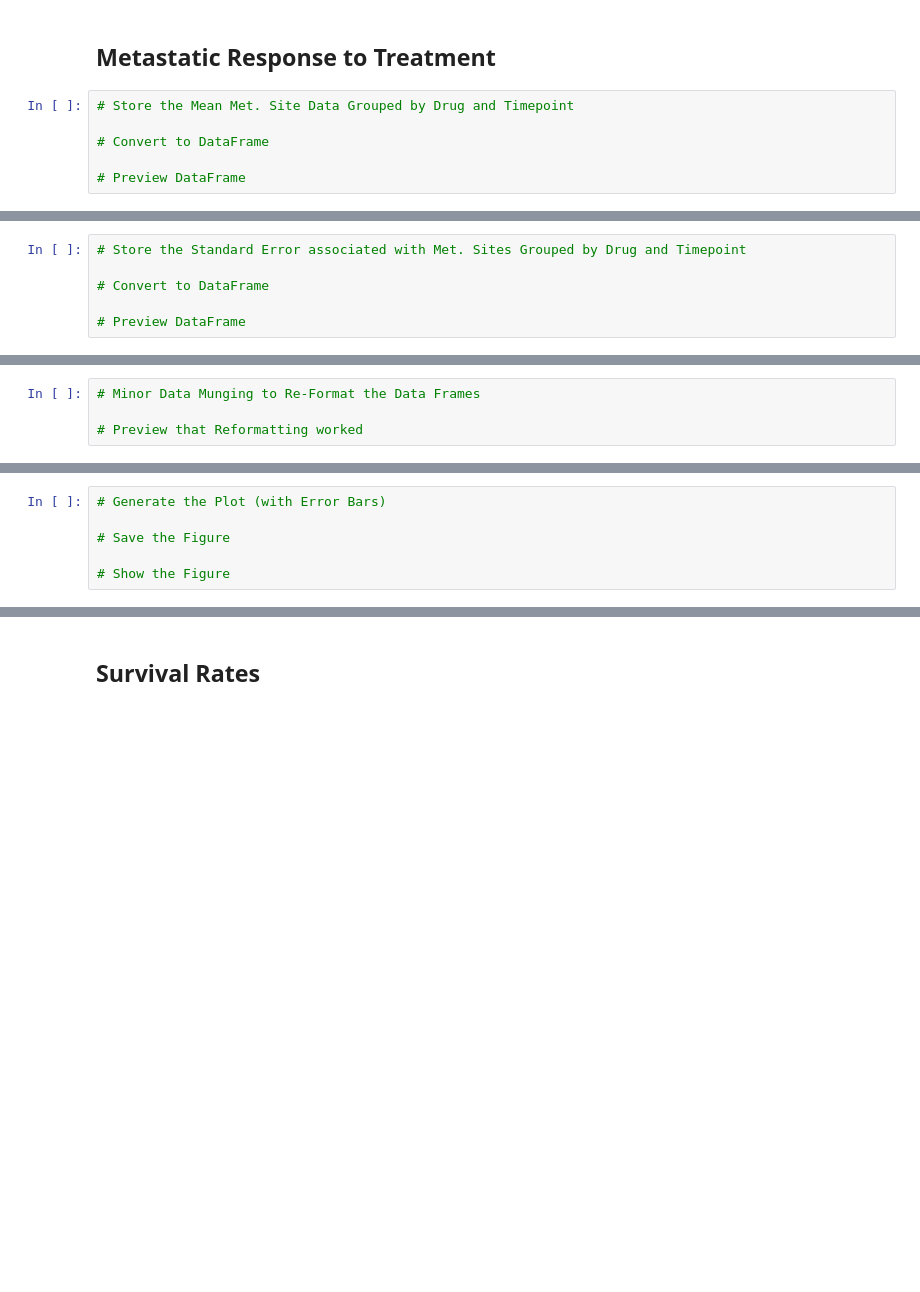
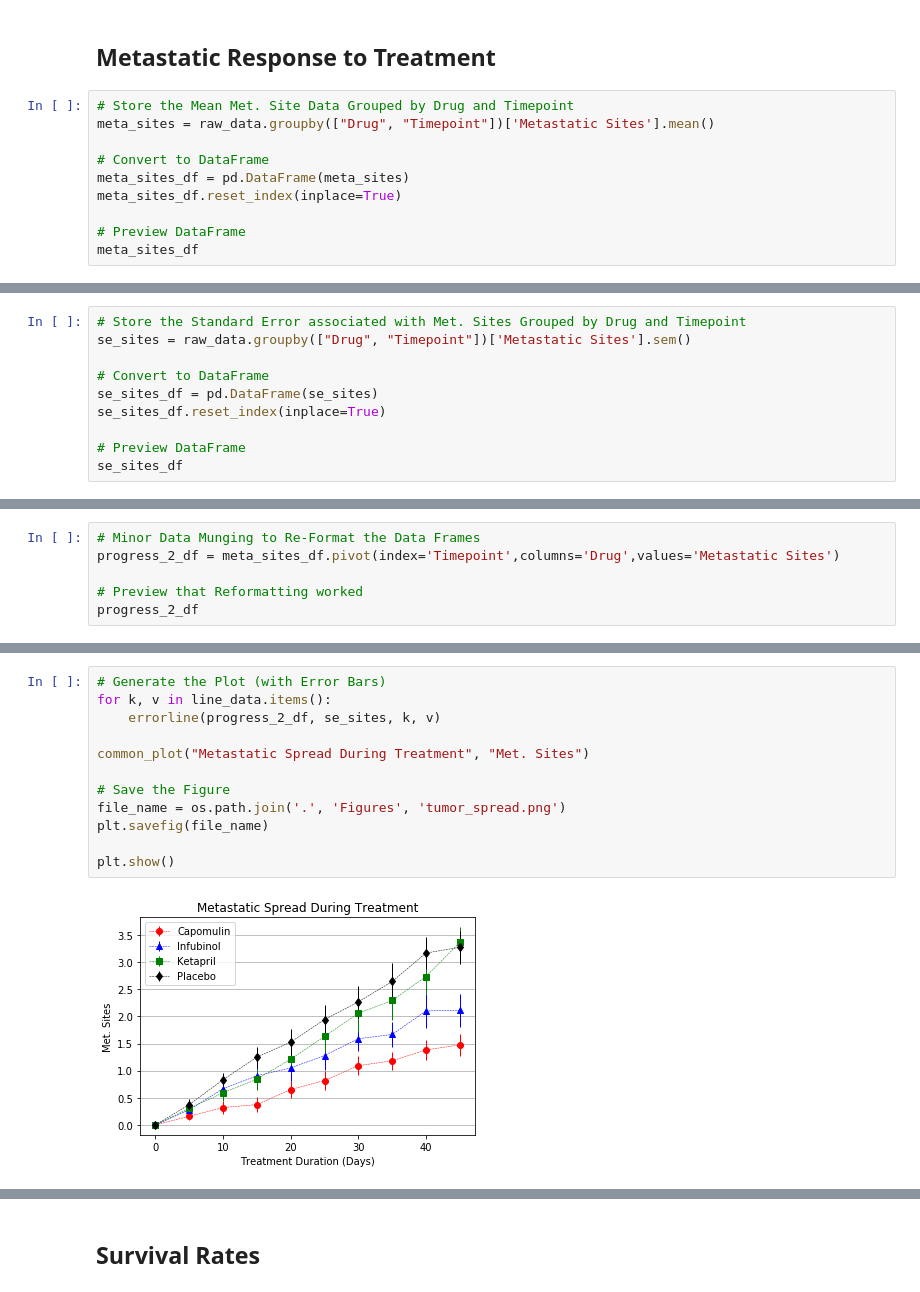
Before and after one commit to Jhyrryl/homework, a Jupyter notebook: matplotlib-challenge/Pymaceuticals/Pymaceuticals.ipynb, the cells around one changed output, grey strips where cells are left out. Drawn from its saved outputs; the diff is of its cells as text; blank space fills up the shorter version.

```diff
--- a/matplotlib-challenge/Pymaceuticals/Pymaceuticals.ipynb
+++ b/matplotlib-challenge/Pymaceuticals/Pymaceuticals.ipynb
@@ -137,7 +146,11 @@ plt.show()
 ## Metastatic Response to Treatment
 # %%
 # Store the Mean Met. Site Data Grouped by Drug and Timepoint
+meta_sites = raw_data.groupby(["Drug", "Timepoint"])['Metastatic Sites'].mean()
 
 # Convert to DataFrame
+meta_sites_df = pd.DataFrame(meta_sites)
+meta_sites_df.reset_index(inplace=True)
 
 # Preview DataFrame
+meta_sites_df
@@ -153,6 +171,10 @@ plt.show()
 # %%
 # Store the Standard Error associated with Met. Sites Grouped by Drug and Timepoint
+se_sites = raw_data.groupby(["Drug", "Timepoint"])['Metastatic Sites'].sem()
 
 # Convert to DataFrame
+se_sites_df = pd.DataFrame(se_sites)
+se_sites_df.reset_index(inplace=True)
 
 # Preview DataFrame
+se_sites_df
@@ -168,4 +195,6 @@ plt.show()
 # %%
 # Minor Data Munging to Re-Format the Data Frames
+progress_2_df = meta_sites_df.pivot(index='Timepoint',columns='Drug',values='Metastatic Sites')
 
 # Preview that Reformatting worked
+progress_2_df
@@ -181,9 +214,17 @@ plt.show()
-# %%
-# Generate the Plot (with Error Bars)
-
-# Save the Figure
-
-# Show the Figure
+# %%
+# Generate the Plot (with Error Bars)
+for k, v in line_data.items():
+    errorline(progress_2_df, se_sites, k, v)
+
+common_plot("Metastatic Spread During Treatment", "Met. Sites")
+
+# Save the Figure
+file_name = os.path.join('.', 'Figures', 'tumor_spread.png')
+plt.savefig(file_name)
+
+plt.show()
+# %% [output]
+[figure, added]
 # %% [markdown]
 ![Metastatic Spread During Treatment](../Images/spread.png)
 # %% [markdown]
```
Also changed, not shown: parts of 24 cells of this notebook, 3 other files.
